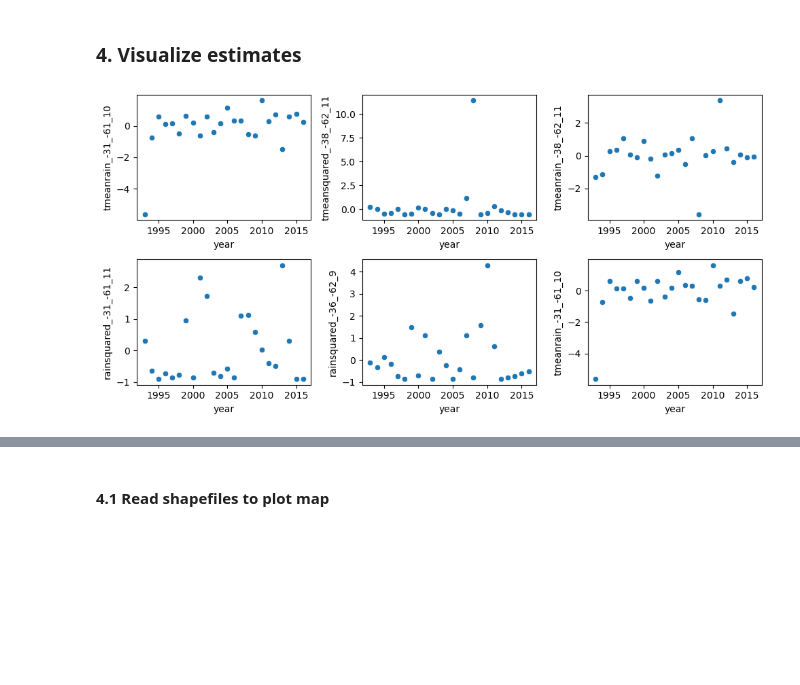
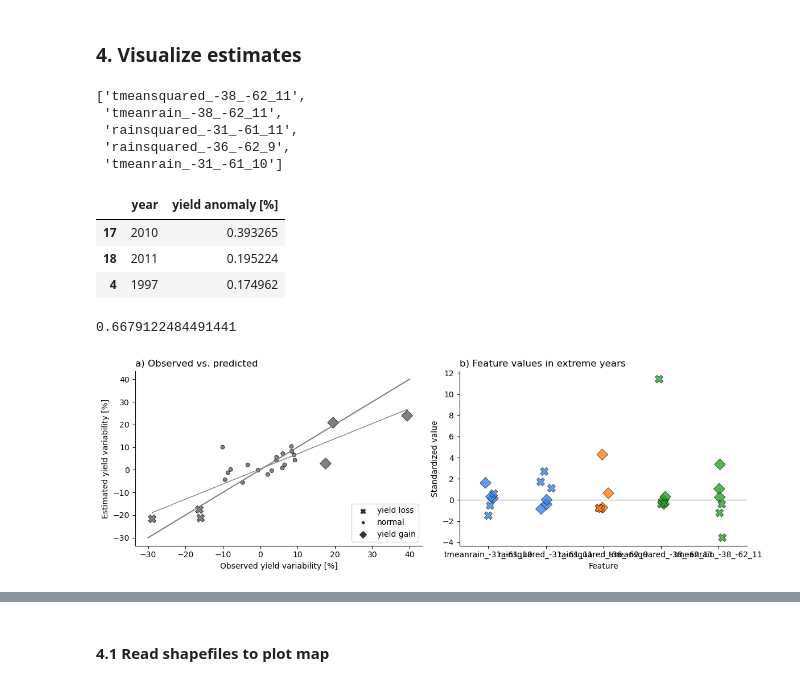
Before and after one commit to mzachow/wheat-yield-forecast-argentina, a Jupyter notebook: 3_yield_model_with_era.ipynb, the cells around one changed output, grey strips where cells are left out. Saved outputs shown, nothing was run; the diff lists cells and outputs as text; code cells hidden in the pictures; blank space fills up the shorter version.

Commit message:
Figure 4: extreme years and feature expl.

```diff
--- a/3_yield_model_with_era.ipynb
+++ b/3_yield_model_with_era.ipynb
@@ -228,14 +208,69 @@ tmeanrain_-31_-61_10      -0.002547
 dtype: float64
 # %% [markdown]
 ### 4. Visualize estimates
-# %%
-features = [c for c in feat_coef.index.to_list() if (c != "intercept")]
-
-fig, axs = plt.subplots(2, 3, figsize=(10,5))
-axs = axs.ravel()
-
-for counter, ax in enumerate(axs):
-    sns.scatterplot(era_yield_filtered[[features[counter-1]] + ["year"]], x="year", y=features[counter-1], ax=ax)
-plt.tight_layout()
-# %% [output]
-[figure, removed]
+# %%
+[c for c in feat_coef.index.to_list() if (c != "intercept")]
+# %% [output]
+['tmeansquared_-38_-62_11',
+ 'tmeanrain_-38_-62_11',
+ 'rainsquared_-31_-61_11',
+ 'rainsquared_-36_-62_9',
+ 'tmeanrain_-31_-61_10']
+# %%
+era_yield_filtered[["year", "yield anomaly [%]"]].sort_values(by="yield anomaly [%]", ascending=False).iloc[:3][["year", "yield anomaly [%]"]]
+# %% [output]
+|  | year | yield anomaly [%] |
+| 17 | 2010 | 0.393265 |
+| 18 | 2011 | 0.195224 |
+| 4 | 1997 | 0.174962 |
+# %%
+features = ["tmeanrain_-31_-61_10", 'rainsquared_-31_-61_11', 'rainsquared_-36_-62_9', 'tmeansquared_-38_-62_11', 'tmeanrain_-38_-62_11']
+
+# Residual Plot
+(_, _, _, _, y_pred, y) = train_and_validate_national_model(era_yield_filtered, best_corr, best_f_no)
+obs_pred_df = pd.DataFrame(index=list(range(1993, 2017)), data={"observed":y.values.tolist(), "predicted":y_pred})
+
+obs_pred_df = obs_pred_df.sort_values(by="observed").assign(type="normal").copy()
+obs_pred_df.iloc[:3, 2] = "yield loss"
+obs_pred_df.iloc[-3:, 2] = "yield gain"
+obs_pred_df[["observed", "predicted"]] *= 100
+
+fig, axs = plt.subplots(1, 2, figsize=(12,4))
+axs = axs.ravel()
+
+sns.scatterplot(data=obs_pred_df, x="observed", y="predicted", ax=axs[0], style="type", s=100, edgecolor="black", linewidth=.5, markers={"yield gain": "D", "yield loss": "X", "normal": "."}, color="grey")
+sns.regplot(data=obs_pred_df, x="observed", y="predicted", ax=axs[0], ci=None, color="grey", scatter=False, line_kws={"linewidth":1})
+sns.lineplot(data={"x": [-30, 40], "y":[-30, 40]}, x="x", y="y", ax=axs[0], color="grey")
+axs[0].spines[['right', 'top']].set_visible(False)
+axs[0].set_xlabel("Observed yield variability [%]")
+axs[0].set_ylabel("Estimated yield variability [%]")
+axs[0].set_xticks(list(range(-30, 50, 10)));
+axs[0].set_yticks(list(range(-30, 50, 10)));
+axs[0].set_title("a) Observed vs. predicted", loc="left")
+axs[0].legend(loc="lower right")
+
+slope = np.polyfit(obs_pred_df["observed"], obs_pred_df["predicted"], 1)[0]
+print(slope)
+
+data = era_yield_filtered.loc[(era_yield_filtered["year"].isin([1997, 2002, 2008, 2010, 2011, 2013])), features + ["year", "yield anomaly [%]" ]]
+data.loc[data["year"].isin([1997, 2010, 2011]), "type"] = "yield gain"
+data.loc[data["year"].isin([2002, 2008, 2013]), "type"] = "yield loss"
+data["year"] = data["year"].astype(str)
+data = data.sort_values(by="yield anomaly [%]")
+
+data = data[features + ["type"]].set_index("type").stack().reset_index(name="value")
+
+sns.stripplot(data=data.loc[data["type"] == "yield gain"], x="level_1", y="value", hue="level_1", marker="D", s=10, alpha=.8, jitter=.1, edgecolor="black", linewidth=.5, palette=["#3B83E5", "#3B83E5", "#FF7F0E", "#2CA02C", "#2CA02C"], ax=axs[1], legend=False)
+sns.stripplot(data=data.loc[data["type"] == "yield loss"], x="level_1", y="value", hue="level_1", marker="X", s=10, alpha=.8, jitter=.1, edgecolor="black", linewidth=.5, palette=["#3B83E5", "#3B83E5", "#FF7F0E", "#2CA02C", "#2CA02C"], ax=axs[1], legend=False)
+
+axs[1].spines[['right', 'top']].set_visible(False)
+axs[1].axhline(0, 0, color="grey", linewidth=.8)
+axs[1].set_xlabel("Feature")
+axs[1].set_ylabel("Standardized value")
+axs[1].set_title("b) Feature values in extreme years", loc="left")
+
+plt.tight_layout()
+plt.savefig("files/figures/figure4.svg")
+# %% [output]
+0.6679122484491441
+[figure, added]
```
Also changed, not shown: parts of 4 cells of this notebook, 3 other files.
